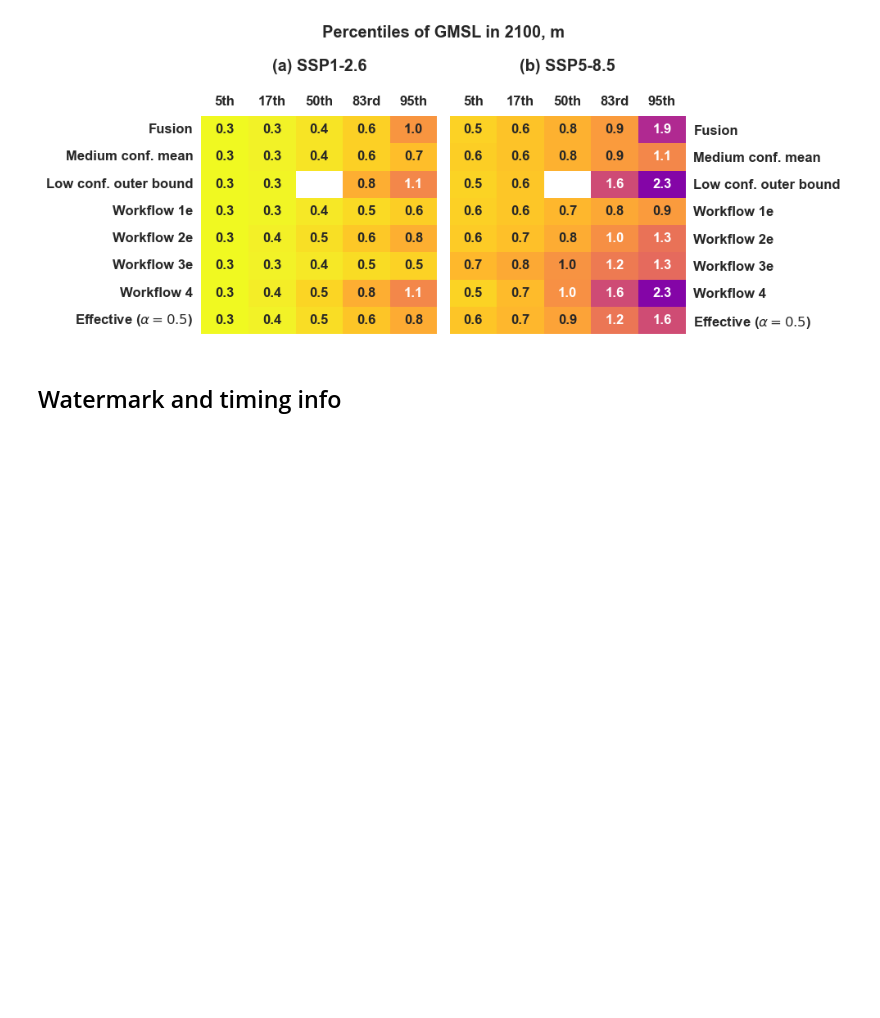
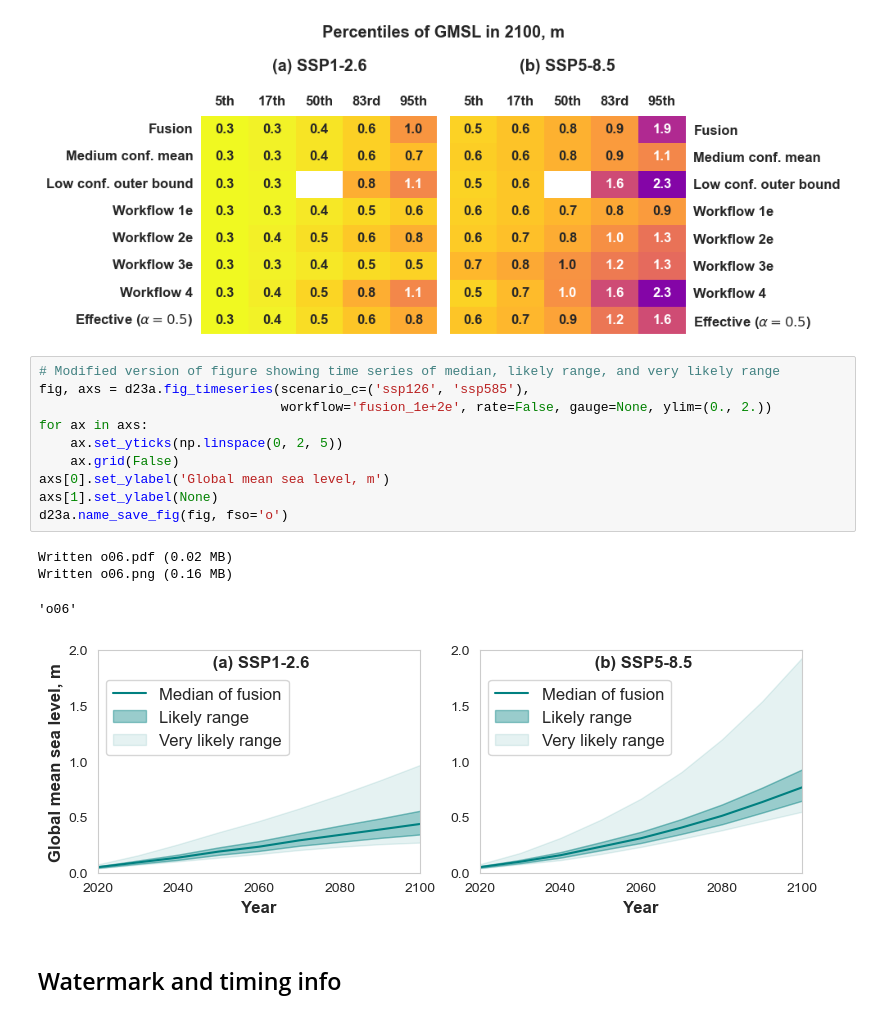
Before and after one commit to grandey/d23a-fusion, a Jupyter notebook: fusion_analysis_d23a.ipynb, the cells around one changed output. Cells and saved outputs as stored; diff of their text form; blank space fills up the shorter version.

Commit message:
fusion_analysis_d23a.ipynb: plot modified version of Fig. 6, for briefing paper.

```diff
--- a/fusion_analysis_d23a.ipynb
+++ b/fusion_analysis_d23a.ipynb
@@ -174,6 +174,21 @@ Written o05.pdf (0.02 MB)
 Written o05.png (0.29 MB)
 'o05'
 [figure]
+# %%
+# Modified version of figure showing time series of median, likely range, and very likely range
+fig, axs = d23a.fig_timeseries(scenario_c=('ssp126', 'ssp585'),
+                               workflow='fusion_1e+2e', rate=False, gauge=None, ylim=(0., 2.))
+for ax in axs:
+    ax.set_yticks(np.linspace(0, 2, 5))
+    ax.grid(False)
+axs[0].set_ylabel('Global mean sea level, m')
+axs[1].set_ylabel(None)
+d23a.name_save_fig(fig, fso='o')
+# %% [output]
+Written o06.pdf (0.02 MB)
+Written o06.png (0.16 MB)
+'o06'
+[figure, added]
 # %% [markdown]
 ## Watermark and timing info
 # %%
```
Also changed, not shown: parts of 1 cell of this notebook, 1 other file.
